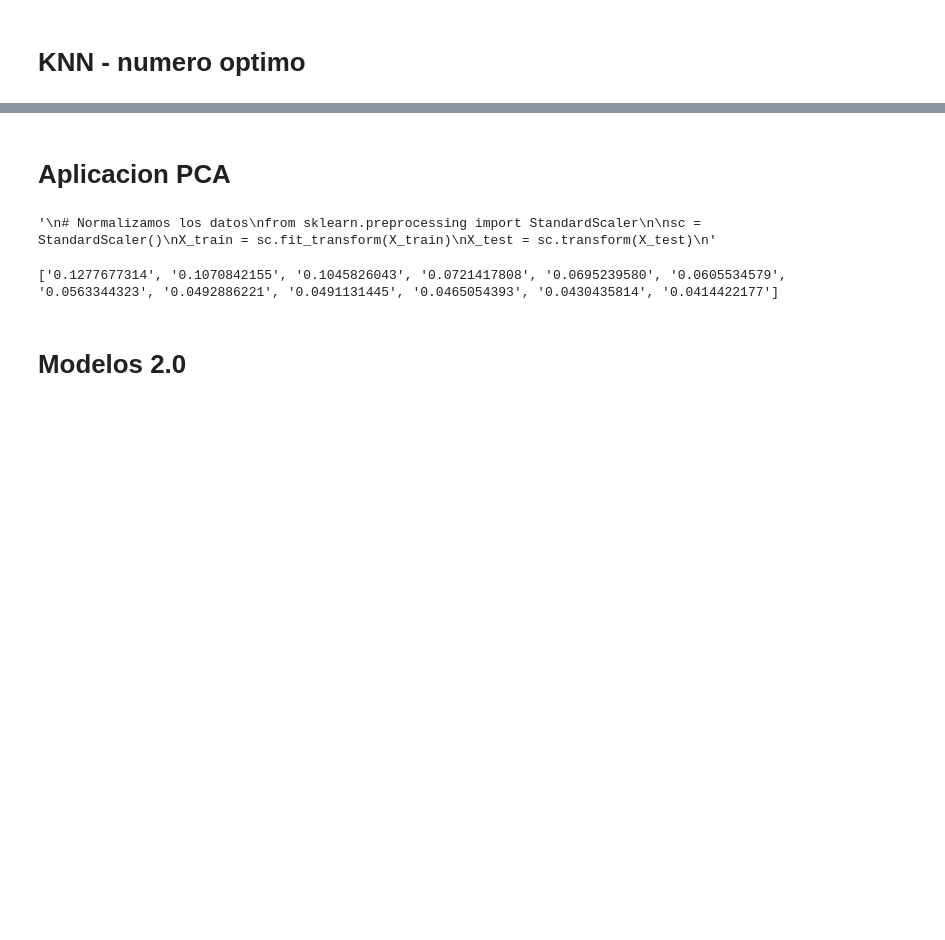
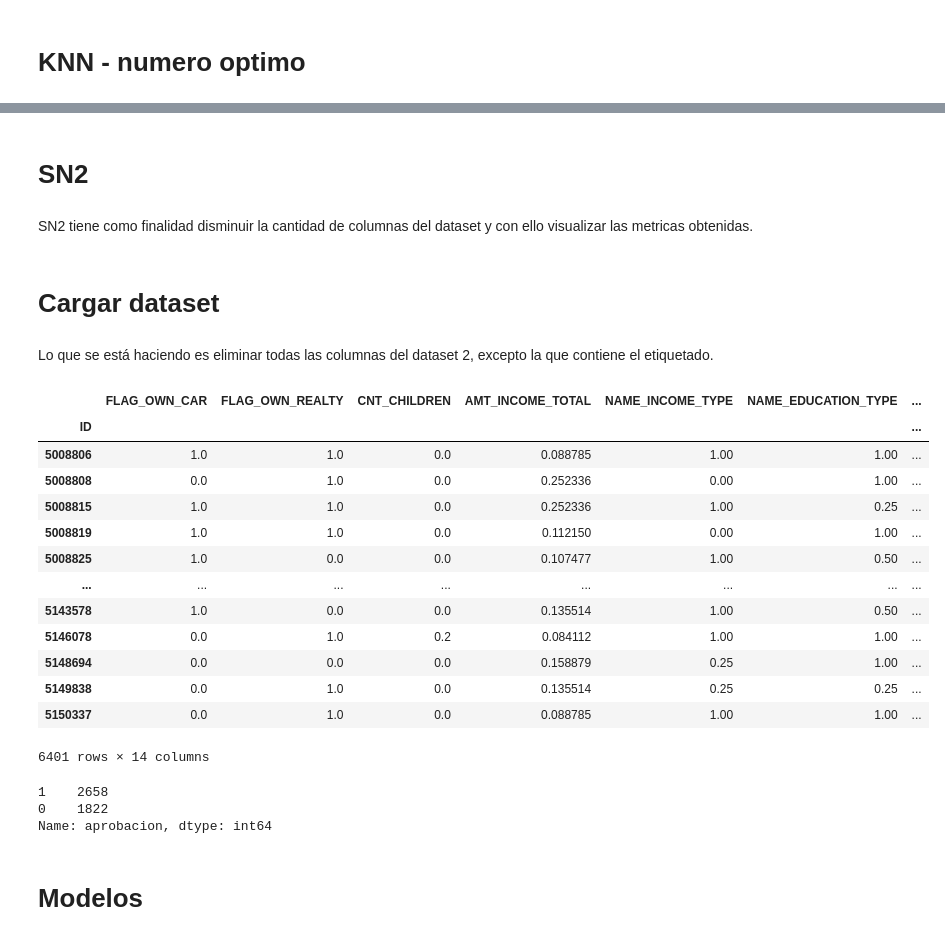
Before and after one commit to LucaForziati/credit_card_approval, a Jupyter notebook: credit_card_approval.ipynb, the cells around one changed output, grey strips where cells are left out. Saved outputs shown, nothing was run; the diff lists cells and outputs as text; code cells hidden in the pictures; blank space fills up the shorter version.

```diff
--- a/credit_card_approval.ipynb
+++ b/credit_card_approval.ipynb
@@ -1307,13 +1455,0 @@ for clf in models:
-# %% [markdown]
-# Aplicacion PCA
-# %%
-"""
-# Normalizamos los datos
-from sklearn.preprocessing import StandardScaler
-
-sc = StandardScaler()
-X_train = sc.fit_transform(X_train)
-X_test = sc.transform(X_test)
-"""
-# %% [output]
-'\n# Normalizamos los datos\nfrom sklearn.preprocessing import StandardScaler\n\nsc = StandardScaler()\nX_train = sc.fit_transform(X_train)\nX_test = sc.transform(X_test)\n'
@@ -1328,8 +1456,38 @@ X_test = pca.transform(X_test)
-# %%
-#Análisis de la varianza explicada para cada componente
-explained_variance = pca.explained_variance_ratio_
-# Formatear los valores en notación decimal
-explained_variance_formatted = ["{:.10f}".format(value) for value in explained_variance]
-print(explained_variance_formatted)
-# %% [output]
-['0.1277677314', '0.1070842155', '0.1045826043', '0.0721417808', '0.0695239580', '0.0605534579', '0.0563344323', '0.0492886221', '0.0491131445', '0.0465054393', '0.0430435814', '0.0414422177']
+# %% [markdown]
+# SN2
+# %% [markdown]
+SN2 tiene como finalidad disminuir la cantidad de columnas del dataset y con ello visualizar las metricas obtenidas.
+# %% [markdown]
+# Cargar dataset
+# %%
+# crear una copia del dataset
+c_aprobacion2 = c_aprobacion_original.copy()
+# %%
+# eliminar ciertas features del dataset
+c_aprobacion2 = c_aprobacion2.drop("No_pagado", axis=1)
+c_aprobacion2 = c_aprobacion2.drop("Pagado_en_termino", axis=1)
+c_aprobacion2 = c_aprobacion2.drop("No_credito", axis=1)
+c_aprobacion2 = c_aprobacion2.drop("Numero_meses", axis=1)
+c_aprobacion2 = c_aprobacion2.drop("numero_atrasos", axis=1)
+c_aprobacion2 = c_aprobacion2.drop("meses_fuera_termino", axis=1)
+c_aprobacion2 = c_aprobacion2.drop("pagado_entre_1-59", axis=1)
+c_aprobacion2 = c_aprobacion2.drop("pagado_entre_60-150", axis=1)
+# %% [markdown]
+Lo que se está haciendo es eliminar todas las columnas del dataset 2, excepto la que contiene el etiquetado.
+# %%
+c_aprobacion2
+# %% [output]
+|  | FLAG_OWN_CAR | FLAG_OWN_REALTY | CNT_CHILDREN | AMT_INCOME_TOTAL | NAME_INCOME_TYPE | NAME_EDUCATION_TYPE | ... |
+| ID |  |  |  |  |  |  | ... |
+| 5008806 | 1.0 | 1.0 | 0.0 | 0.088785 | 1.00 | 1.00 | ... |
+| 5008808 | 0.0 | 1.0 | 0.0 | 0.252336 | 0.00 | 1.00 | ... |
+| 5008815 | 1.0 | 1.0 | 0.0 | 0.252336 | 1.00 | 0.25 | ... |
+| 5008819 | 1.0 | 1.0 | 0.0 | 0.112150 | 0.00 | 1.00 | ... |
+| 5008825 | 1.0 | 0.0 | 0.0 | 0.107477 | 1.00 | 0.50 | ... |
+| ... | ... | ... | ... | ... | ... | ... | ... |
+| 5143578 | 1.0 | 0.0 | 0.0 | 0.135514 | 1.00 | 0.50 | ... |
+| 5146078 | 0.0 | 1.0 | 0.2 | 0.084112 | 1.00 | 1.00 | ... |
+| 5148694 | 0.0 | 0.0 | 0.0 | 0.158879 | 0.25 | 1.00 | ... |
+| 5149838 | 0.0 | 1.0 | 0.0 | 0.135514 | 0.25 | 0.25 | ... |
+| 5150337 | 0.0 | 1.0 | 0.0 | 0.088785 | 1.00 | 1.00 | ... |
+6401 rows × 14 columns
@@ -1336,5 +1502,12 @@ print(explained_variance_formatted)
+# %%
+# Observamos si estan equilibradas las etiquetas
+b_train.value_counts()
+# %% [output]
+1    2658
+0    1822
+Name: aprobacion, dtype: int64
 # %% [markdown]
-# Modelos 2.0
+# Modelos
 # %%
 # Metricas generales de los modelos
 
```
Also changed, not shown: parts of 52 cells of this notebook.
